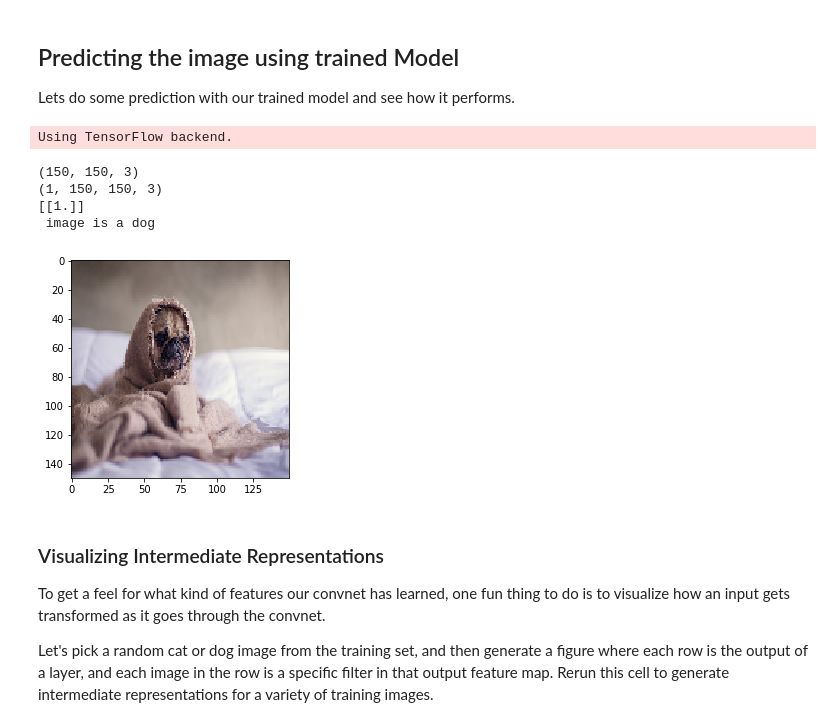
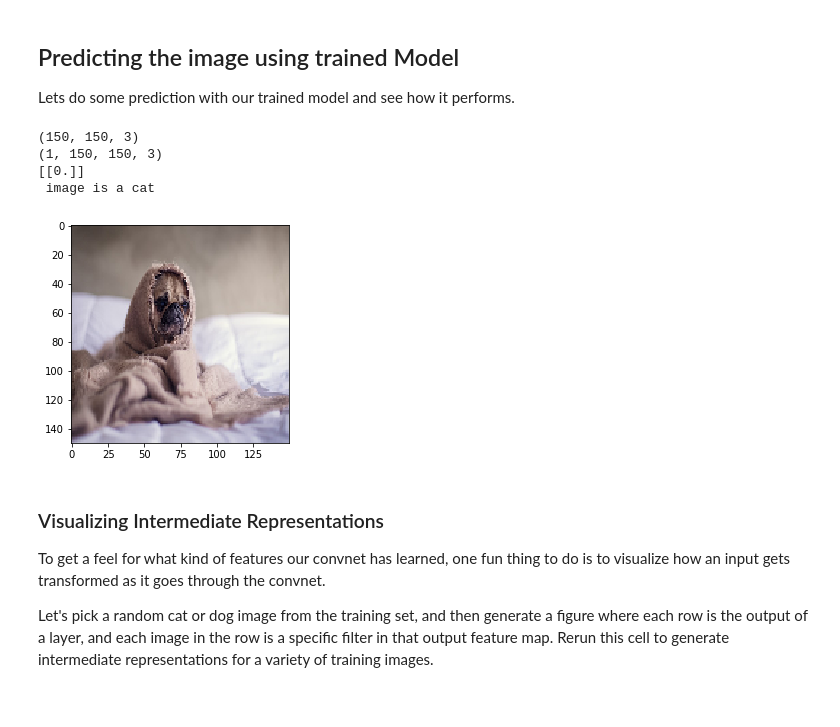
Before and after one commit to gulshan-archive/AI-DeepLearning, a Jupyter notebook: 6.1.Cat_vs_Dog_CNN_Image_Augmentation.ipynb, the cells around one changed output. Drawn from its saved outputs; the diff is of its cells as text; code cells hidden in the pictures.

```diff
--- a/6.1.Cat_vs_Dog_CNN_Image_Augmentation.ipynb
+++ b/6.1.Cat_vs_Dog_CNN_Image_Augmentation.ipynb
@@ -373,38 +381,37 @@ range(0, 50)
 Lets do some prediction with our trained model and see how it performs.
 # %%
 import numpy as np
-from keras.preprocessing import image
+from tensorflow.keras.preprocessing import image
 import os
 import matplotlib.pyplot as plt
 
 # provide the full image path
 # path = '/content/dog-3277416_640.jpg'
-path = '/content/pug-1210025_640.jpg'
+path = 'pug-1210025_640.jpg'
 
 
 img = image.load_img(path, target_size=(150, 150))
 
 plt.imshow(img)
 
 image = image.img_to_array(img)  # convert image to an array
 print(image.shape)
 
 image = np.expand_dims(image, axis=0)  # increase the no. of dimension by 1
 print(image.shape)
 
 classes = model.predict(image, batch_size=10)
 print(classes)
 if classes[0]>0.5:
   print(" image is a dog")
 else:
   print(" image is a cat")
 # %% [output]
-Using TensorFlow backend.
+(150, 150, 3)
+(1, 150, 150, 3)
+[[0.]]
+ image is a cat
-(150, 150, 3)
-(1, 150, 150, 3)
-[[1.]]
- image is a dog
-[figure, old version]
+[figure, new version]
 # %% [markdown]
 ### Visualizing Intermediate Representations
 
```
Also changed, not shown: parts of 12 cells of this notebook, 1 other file.
